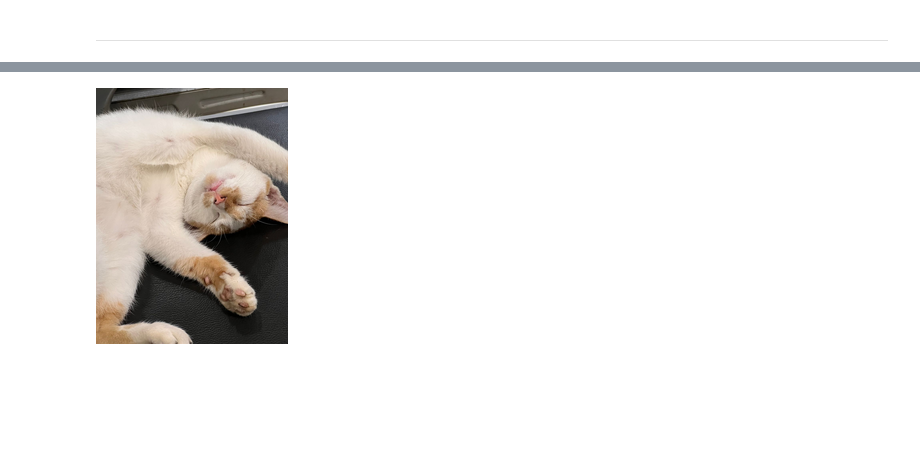
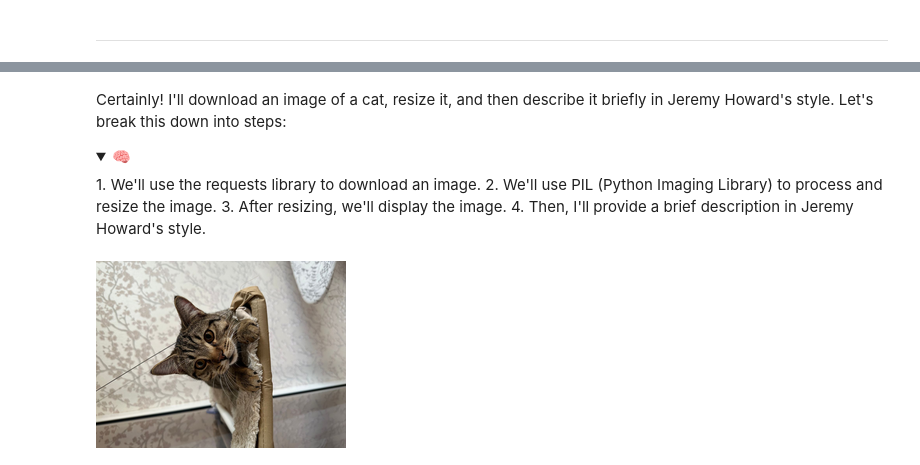
Before and after one commit to ConGustoAI/friendlly, a Jupyter notebook: nbs/index.ipynb, the cells around one changed output, grey strips where cells are left out. Saved outputs shown, nothing was run; the diff lists cells and outputs as text; code cells hidden in the pictures; folded sections open; blank space fills up the shorter version.

```diff
--- a/nbs/index.ipynb
+++ b/nbs/index.ipynb
@@ -46,21 +56,31 @@ Certainly! I'll use the `requests` library to download an image of a cat from a
+# %% [markdown]
+Certainly! I'll download an image of a cat, resize it, and then describe it briefly in Jeremy Howard's style. Let's break this down into steps:
+
+<details><summary style="display: list-item">🧠</summary>
+1. We'll use the requests library to download an image.
+2. We'll use PIL (Python Imaging Library) to process and resize the image.
+3. After resizing, we'll display the image.
+4. Then, I'll provide a brief description in Jeremy Howard's style.
+</details>
 # %%
-
+#| eval: false
+# %%fr +2 reply
 import requests
 from PIL import Image
 from io import BytesIO
 
-# Download cat image
+# Download an image of a cat
 url = "https://cataas.com/cat"
 response = requests.get(url)
 img = Image.open(BytesIO(response.content))
 
-# Resize image
-target_size = 256
-ratio = target_size / max(img.size)
-new_size = tuple(int(dim * ratio) for dim in img.size)
+# Resize the image
+max_size = 250
+ratio = max_size / max(img.size)
+new_size = tuple([int(x*ratio) for x in img.size])
 resized_img = img.resize(new_size, Image.LANCZOS)
 
-# Display resized image
+# Display the resized image
 resized_img
 # %% [output]
-[figure, old version]
+[figure, new version]
```
Also changed, not shown: parts of 5 cells of this notebook, 19 other files.
